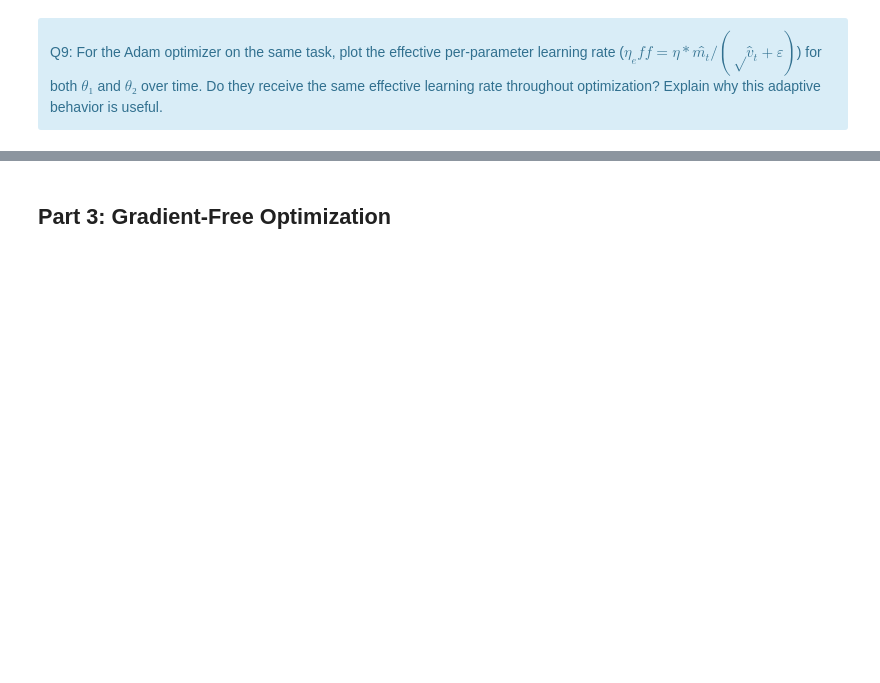
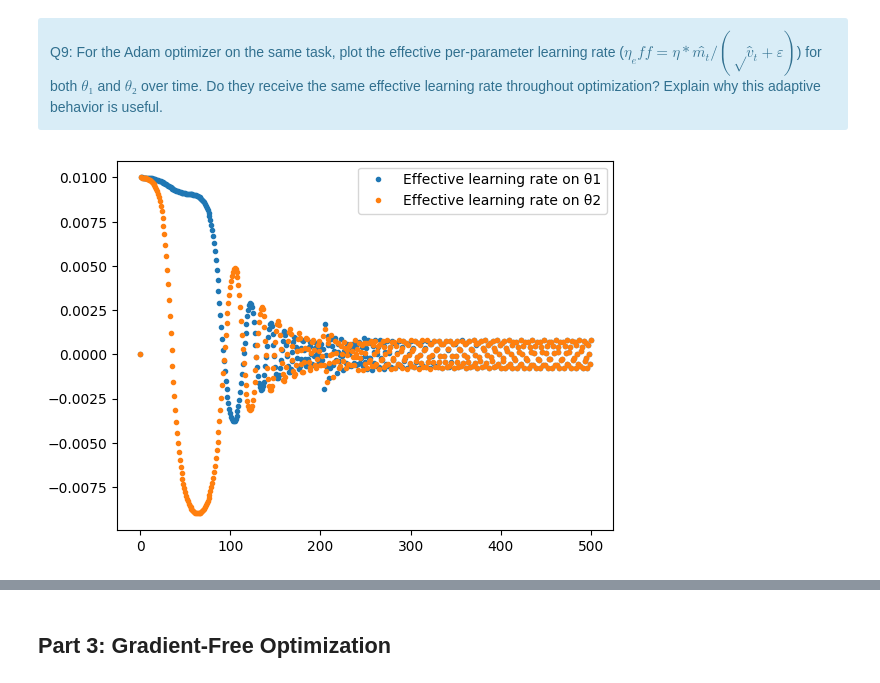
Before and after one commit to anaiisdcm/fsd310-stochastic, a Jupyter notebook: notebooks/control_BE.ipynb, the cells around one changed output, grey strips where cells are left out. Cells and saved outputs as stored; diff of their text form; code cells hidden in the pictures; blank space fills up the shorter version.

```diff
--- a/notebooks/control_BE.ipynb
+++ b/notebooks/control_BE.ipynb
@@ -636,3 +733,13 @@ Q8: Start the arm at $θ = [2.5, -2.0]$ trying to reach target ($0.8, 0.8$). Com
 # %% [markdown]
 <div class="alert alert-info">
 Q9: For the Adam optimizer on the same task, plot the effective per-parameter learning rate ($η_eff = η * m̂_t / (√v̂_t + ε)$) for both $θ₁$ and $θ₂$ over time. Do they receive the same effective learning rate throughout optimization? Explain why this adaptive behavior is useful.</div>
+# %%
+theta_hist, loss_hist, ee_traj, n_eff_hist = adam(theta_init, target, LENGTHS, learning_rate=nu, n_iterations=500, beta_1=0.9, beta_2=0.9, n_eff_hist=True)
+
+fig = plt.figure()
+plt.plot(n_eff_hist[:,0],'.', label='Effective learning rate on θ1')
+plt.plot(n_eff_hist[:,1],'.', label='Effective learning rate on θ2')
+plt.legend()
+plt.show()
+# %% [output]
+[figure, added]
```
Also changed, not shown: parts of 6 cells of this notebook.
